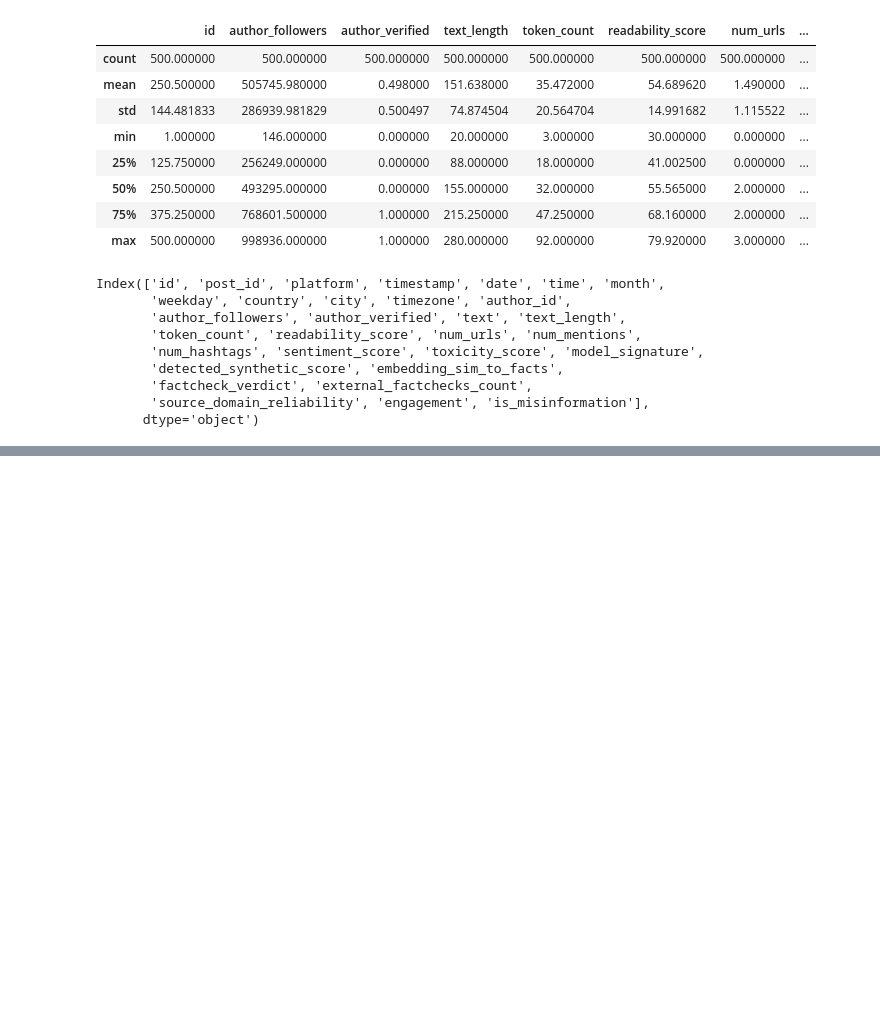
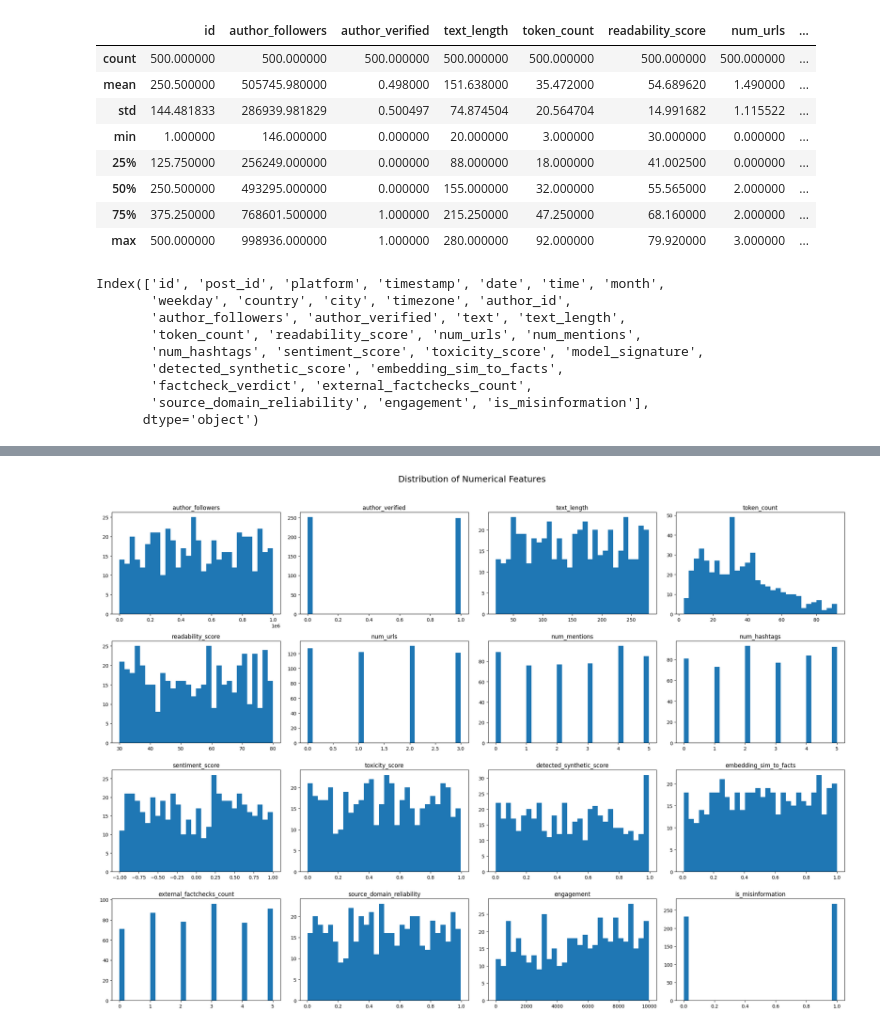
Before and after one commit to OMCHOKSI108/machine-learning-playground, a Jupyter notebook: GENAI-MISSINFORMATION_LOGISTIC_REG/MISSINFORMATION_LOGISTIC_REGRESSION.ipynb, the cells around one changed output, grey strips where cells are left out. Cells and saved outputs as stored; diff of their text form; code cells hidden in the pictures; blank space fills up the shorter version.

```diff
--- a/GENAI-MISSINFORMATION_LOGISTIC_REG/MISSINFORMATION_LOGISTIC_REGRESSION.ipynb
+++ b/GENAI-MISSINFORMATION_LOGISTIC_REG/MISSINFORMATION_LOGISTIC_REGRESSION.ipynb
@@ -73,3 +75,6 @@ Index(['id', 'post_id', 'platform', 'timestamp', 'date', 'time', 'month',
        'factcheck_verdict', 'external_factchecks_count',
        'source_domain_reliability', 'engagement', 'is_misinformation'],
       dtype='object')
+# %%
+df=df.drop(columns=['post_id','id'])
+df.shape
@@ -93,0 +127,26 @@ CAT :  Index(['post_id', 'platform', 'timestamp', 'date', 'time', 'month', 'week
+# %%
+cols = numerical_cols
+n = len(cols)
+
+# Choose grid size manually
+n_cols = 4                     # 4 plots per row
+n_rows = math.ceil(n / n_cols)
+
+fig, axes = plt.subplots(n_rows, n_cols, figsize=(22, 4 * n_rows))
+
+axes = axes.flatten()  # make 1D for easy indexing
+
+for i, col in enumerate(cols):
+    axes[i].hist(df[col], bins=30)
+    axes[i].set_title(col, fontsize=12)
+    axes[i].tick_params(axis='both', labelsize=10)
+
+# Remove empty subplots (if any)
+for j in range(i + 1, len(axes)):
+    fig.delaxes(axes[j])
+
+fig.suptitle("Distribution of Numerical Features", fontsize=18)
+plt.tight_layout(rect=[0, 0, 1, 0.96])
+plt.show()
+# %% [output]
+[figure, added]
```
Also changed, not shown: parts of 6 cells of this notebook.
